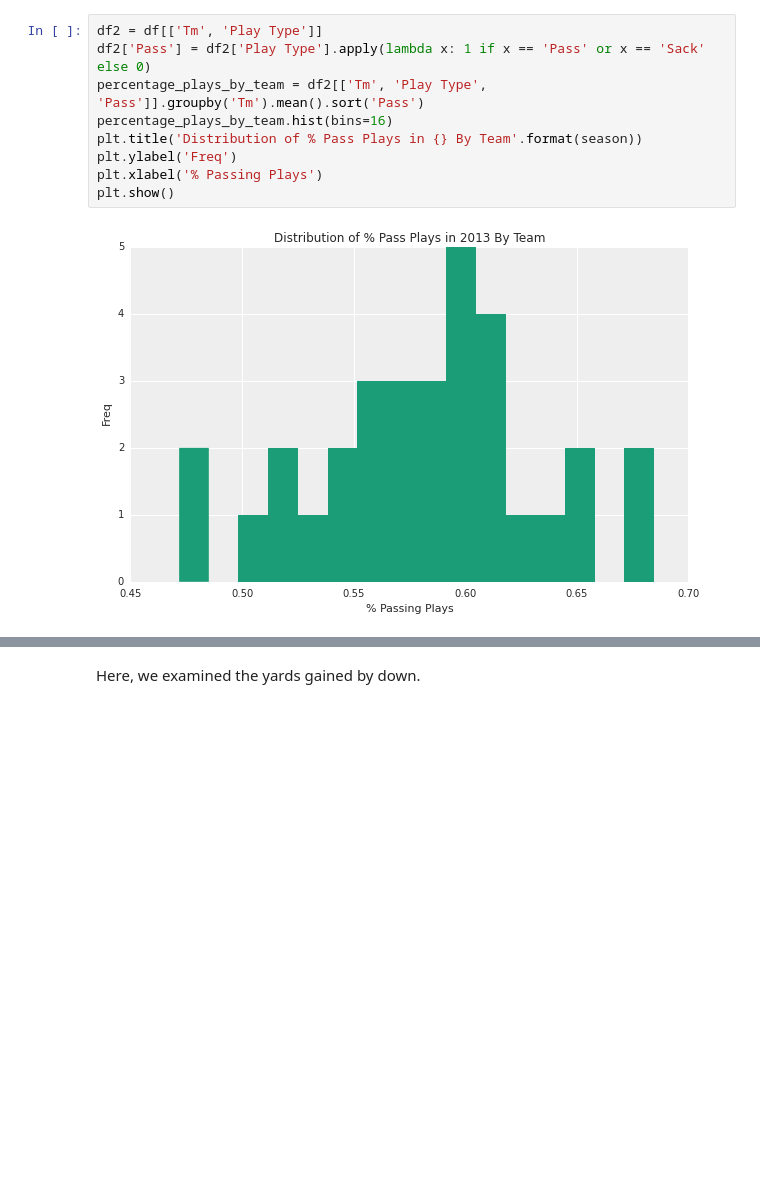
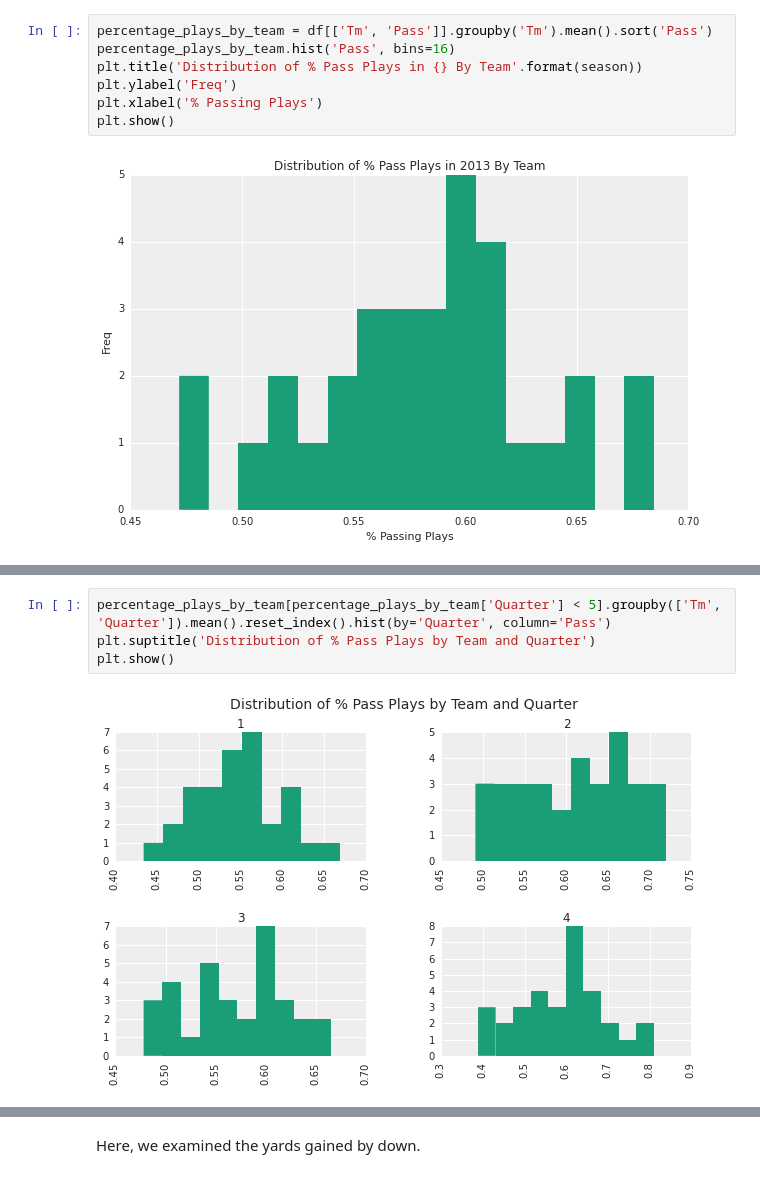
Before and after one commit to araftery/cs109-final-project, a Jupyter notebook: notebook.ipynb, the cells around one changed output, grey strips where cells are left out. Cells and saved outputs as stored; diff of their text form; blank space fills up the shorter version.

```diff
--- a/notebook.ipynb
+++ b/notebook.ipynb
@@ -295,8 +346,6 @@ Following are some exploratory looks at the data, primarily to see what it looke
 # %%
-df2 = df[['Tm', 'Play Type']]
-df2['Pass'] = df2['Play Type'].apply(lambda x: 1 if x == 'Pass' or x == 'Sack' else 0)
-percentage_plays_by_team = df2[['Tm', 'Play Type', 'Pass']].groupby('Tm').mean().sort('Pass')
-percentage_plays_by_team.hist(bins=16)
+percentage_plays_by_team = df[['Tm', 'Pass']].groupby('Tm').mean().sort('Pass')
+percentage_plays_by_team.hist('Pass', bins=16)
 plt.title('Distribution of % Pass Plays in {} By Team'.format(season))
 plt.ylabel('Freq')
 plt.xlabel('% Passing Plays')
@@ -305,0 +357,6 @@ plt.show()
+# %%
+percentage_plays_by_team[percentage_plays_by_team['Quarter'] < 5].groupby(['Tm', 'Quarter']).mean().reset_index().hist(by='Quarter', column='Pass')
+plt.suptitle('Distribution of % Pass Plays by Team and Quarter')
+plt.show()
+# %% [output]
+[figure, added]
```
Also changed, not shown: parts of 44 cells of this notebook.
